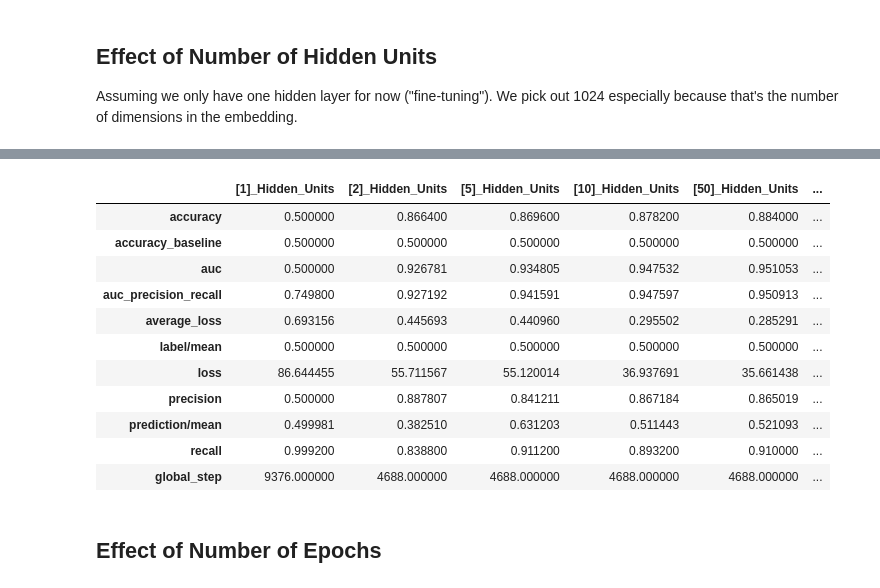
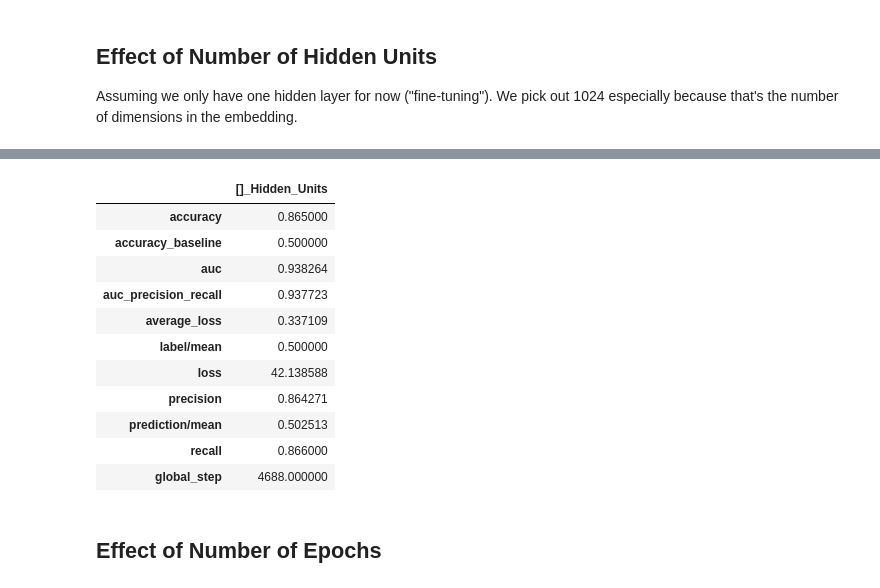
Before and after one commit to jcalvillo/BERT_Imdb, a Jupyter notebook: _notebooks/DNN Experiments V2.ipynb, the cells around one changed output, grey strips where cells are left out. Saved outputs shown, nothing was run; the diff lists cells and outputs as text; code cells hidden in the pictures.

```diff
--- a/_notebooks/DNN Experiments V2.ipynb
+++ b/_notebooks/DNN Experiments V2.ipynb
@@ -106,6 +106,8 @@ def train_and_evaluate_DNN(bert_model, hidden_units, learning_rate, dropout_rate
         activation_fn=activation_fn)
     train_input_fn, dev_input_fn = get_input_fn('/home/eugenet/final_project/cached_data/{}/'.format(bert_model), input_size, train_num_epochs)
     estimator.train(input_fn=train_input_fn)
+    if output_type == 'train_accuracy':
+        return estimator.evaluate(train_input_fn)
     if output_type == 'accuracy':
         return estimator.evaluate(dev_input_fn)
     elif output_type == 'predictions':
@@ -128,10 +130,12 @@ optimizer = 'AdaGrad'
 ## Effect of Number of Hidden Units
 Assuming we only have one hidden layer for now ("fine-tuning"). We pick out 1024 especially because that's the number of dimensions in the embedding.
 # %%
-hidden_units_list = [[1], [2], [5], [10], [50], [100], [500], [1024], [2000], [10000]]
+# hidden_units_list = [[1], [2], [5], [10], [50], [100], [500], [1024], [2000], [10000]]
+hidden_units_list = [[]]
 
 res = []
 for hu in hidden_units_list:
+    print('Progress {}'.format(hu))
     result = train_and_evaluate_DNN(bert_model, hu, learning_rate, dropout_rate, train_num_epochs, input_size, activation_function, optimizer, 'accuracy')
     df_result = pd.DataFrame.from_dict(result, orient='index', columns=['{}_Hidden_Units'.format(hu)])
     res.append(df_result)
@@ -160,15 +144,15 @@ WARNING:tensorflow:Trapezoidal rule is known to produce incorrect PR-AUCs; pleas
-|  | [1]_Hidden_Units | [2]_Hidden_Units | [5]_Hidden_Units | [10]_Hidden_Units | [50]_Hidden_Units | ... |
-| accuracy | 0.500000 | 0.866400 | 0.869600 | 0.878200 | 0.884000 | ... |
-| accuracy_baseline | 0.500000 | 0.500000 | 0.500000 | 0.500000 | 0.500000 | ... |
-| auc | 0.500000 | 0.926781 | 0.934805 | 0.947532 | 0.951053 | ... |
-| auc_precision_recall | 0.749800 | 0.927192 | 0.941591 | 0.947597 | 0.950913 | ... |
-| average_loss | 0.693156 | 0.445693 | 0.440960 | 0.295502 | 0.285291 | ... |
-| label/mean | 0.500000 | 0.500000 | 0.500000 | 0.500000 | 0.500000 | ... |
-| loss | 86.644455 | 55.711567 | 55.120014 | 36.937691 | 35.661438 | ... |
-| precision | 0.500000 | 0.887807 | 0.841211 | 0.867184 | 0.865019 | ... |
-| prediction/mean | 0.499981 | 0.382510 | 0.631203 | 0.511443 | 0.521093 | ... |
-| recall | 0.999200 | 0.838800 | 0.911200 | 0.893200 | 0.910000 | ... |
-| global_step | 9376.000000 | 4688.000000 | 4688.000000 | 4688.000000 | 4688.000000 | ... |
+|  | []_Hidden_Units |
+| accuracy | 0.865000 |
+| accuracy_baseline | 0.500000 |
+| auc | 0.938264 |
+| auc_precision_recall | 0.937723 |
+| average_loss | 0.337109 |
+| label/mean | 0.500000 |
+| loss | 42.138588 |
+| precision | 0.864271 |
+| prediction/mean | 0.502513 |
+| recall | 0.866000 |
+| global_step | 4688.000000 |
 # %% [markdown]
 ## Effect of Number of Epochs
 # %%
```
Also changed, not shown: parts of 9 cells of this notebook, 2 other files.
